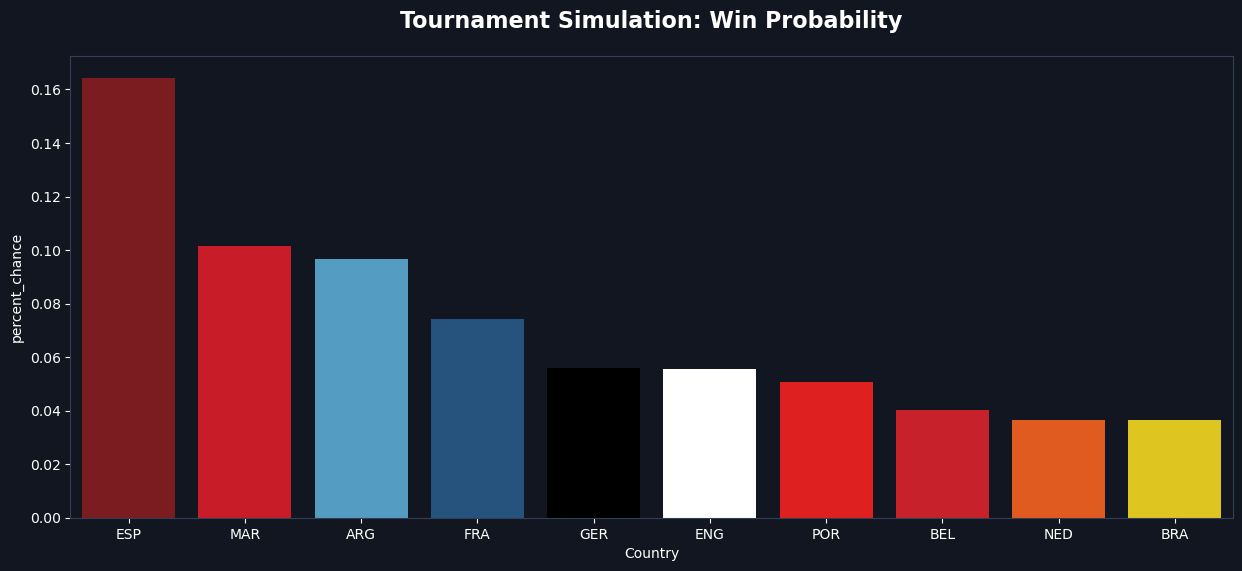
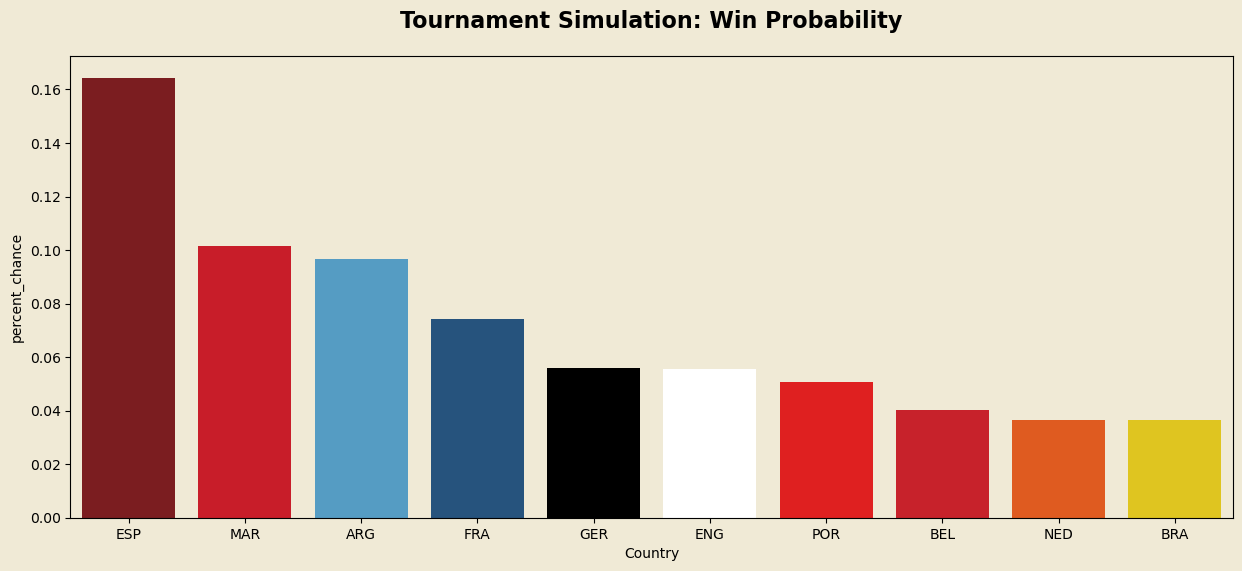
The notebook cell's code change between the first figure and the second:
--- before
+++ after
@@ -5,8 +5,8 @@
 }
 
-fig = plt.figure(figsize = (15, 6), facecolor = '#121620')
+fig = plt.figure(figsize = (15, 6), facecolor = '#F0EAD6')
 
 ax = plt.subplot(111)
-ax.set_facecolor('#121620')
+ax.set_facecolor('#F0EAD6')
 
 sns.barplot(
@@ -20,13 +20,6 @@
 )
 
-ax.tick_params(colors = 'white')
-ax.xaxis.label.set_color('white')
-ax.yaxis.label.set_color('white')
-for spine in ax.spines.values():
-    spine.set_color('#333F58')
-
 ax.set_title(
     "Tournament Simulation: Win Probability", 
-    color = 'white', 
     fontsize = 16, 
     fontweight = 'bold', 
@@ -34,3 +27,11 @@
 )
 
+plt.savefig(
+    'images/winning_chances.png', 
+    dpi = 300,
+    facecolor = fig.get_facecolor(),
+    edgecolor = 'none',
+    bbox_inches = 'tight'
+)
+
 plt.show()

Commit: Save fig and upload files to repo